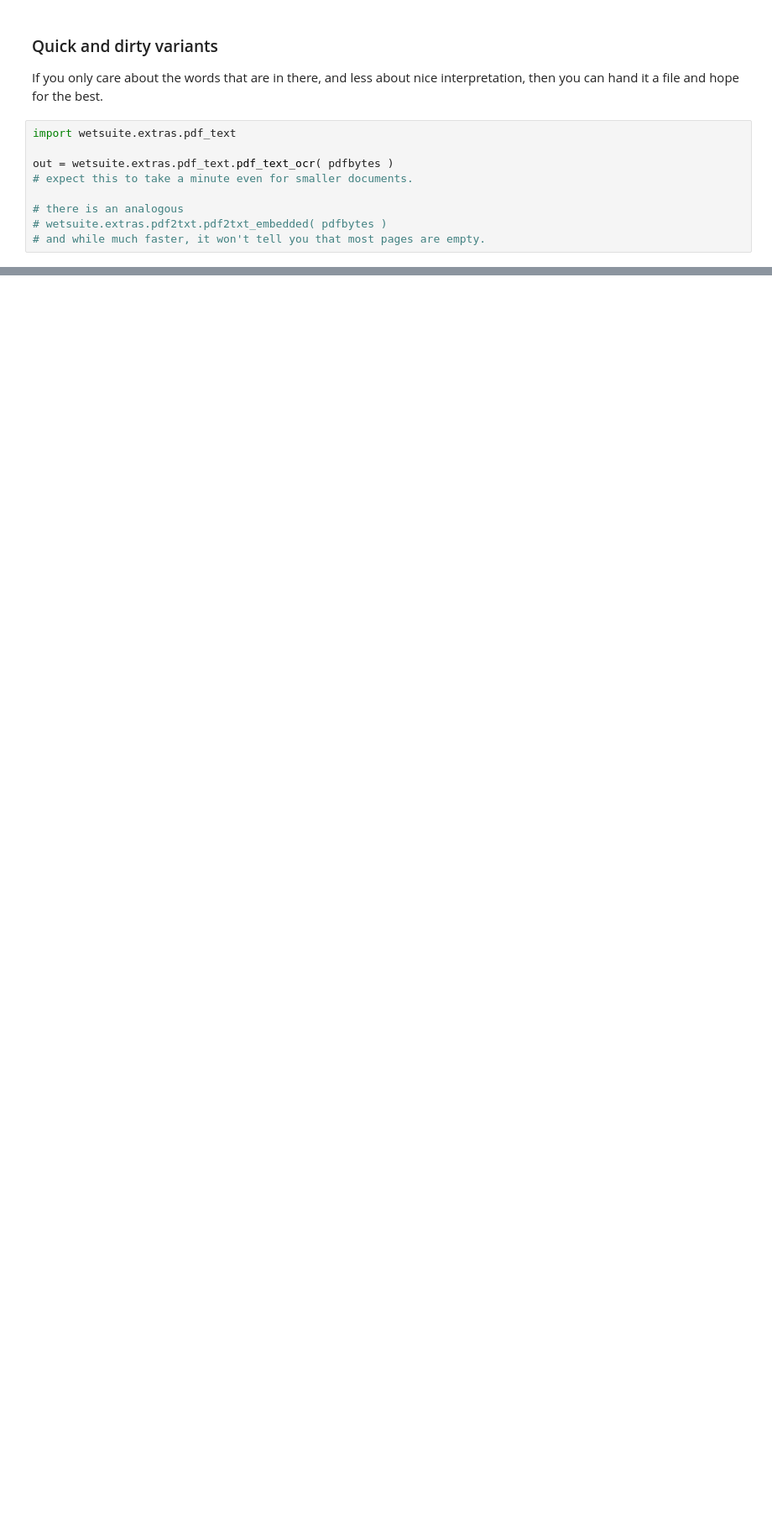
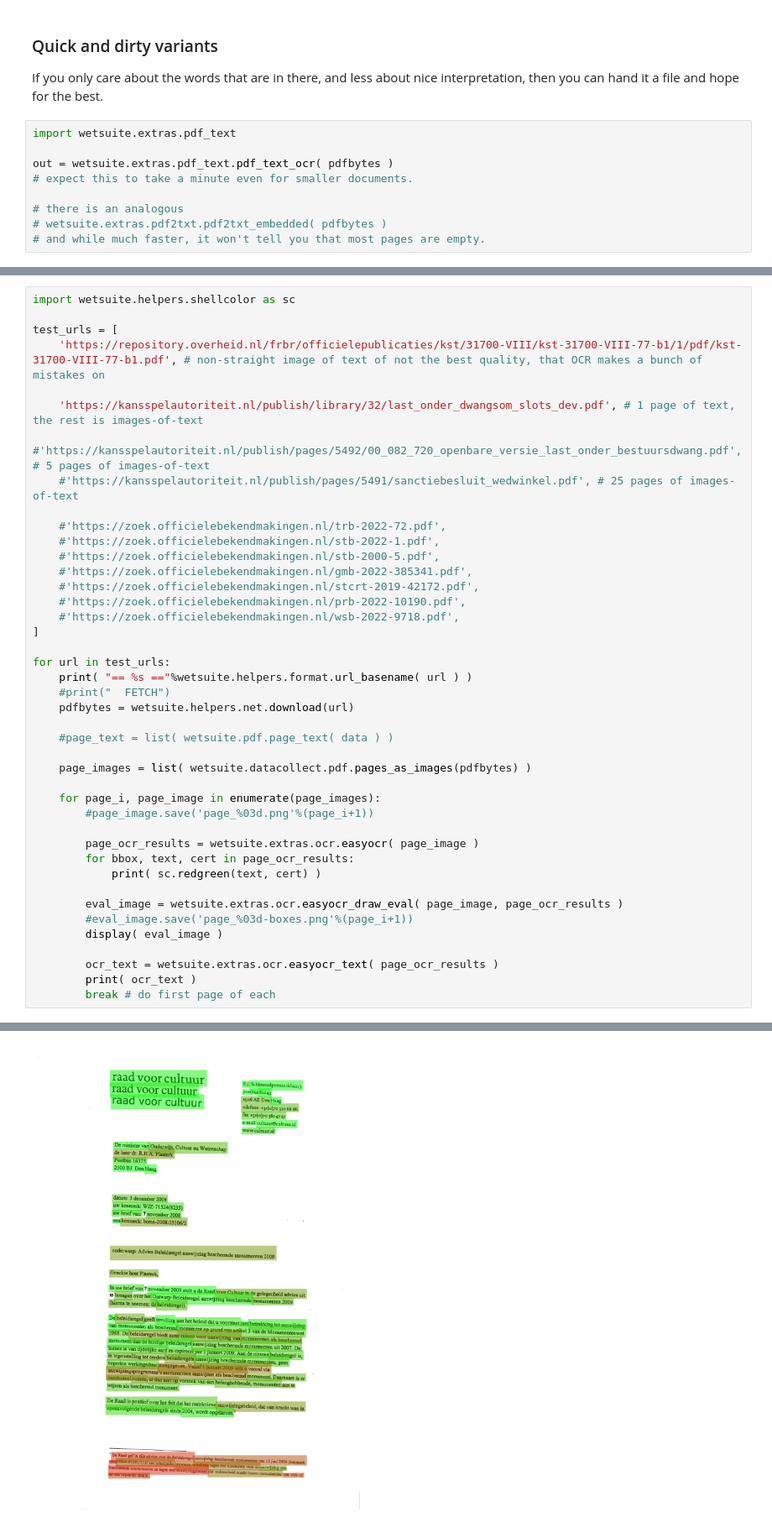
Before and after one commit to knobs-dials/wetsuite-dev, a Jupyter notebook: notebooks/examples/datacollect_ocr.ipynb, the cells around one changed output, grey strips where cells are left out. Shown at 84% size. Saved outputs shown, nothing was run; the diff lists cells and outputs as text; blank space fills up the shorter version.

```diff
--- a/notebooks/examples/datacollect_ocr.ipynb
+++ b/notebooks/examples/datacollect_ocr.ipynb
@@ -155,0 +159,43 @@ out = wetsuite.extras.pdf_text.pdf_text_ocr( pdfbytes )
+# %%
+import wetsuite.helpers.shellcolor as sc
+
+test_urls = [
+    'https://repository.overheid.nl/frbr/officielepublicaties/kst/31700-VIII/kst-31700-VIII-77-b1/1/pdf/kst-31700-VIII-77-b1.pdf', # non-straight image of text of not the best quality, that OCR makes a bunch of mistakes on
+
+    'https://kansspelautoriteit.nl/publish/library/32/last_onder_dwangsom_slots_dev.pdf', # 1 page of text, the rest is images-of-text
+    #'https://kansspelautoriteit.nl/publish/pages/5492/00_082_720_openbare_versie_last_onder_bestuursdwang.pdf', # 5 pages of images-of-text
+    #'https://kansspelautoriteit.nl/publish/pages/5491/sanctiebesluit_wedwinkel.pdf', # 25 pages of images-of-text
+
+    #'https://zoek.officielebekendmakingen.nl/trb-2022-72.pdf',
+    #'https://zoek.officielebekendmakingen.nl/stb-2022-1.pdf',
+    #'https://zoek.officielebekendmakingen.nl/stb-2000-5.pdf',
+    #'https://zoek.officielebekendmakingen.nl/gmb-2022-385341.pdf',
+    #'https://zoek.officielebekendmakingen.nl/stcrt-2019-42172.pdf',
+    #'https://zoek.officielebekendmakingen.nl/prb-2022-10190.pdf',
+    #'https://zoek.officielebekendmakingen.nl/wsb-2022-9718.pdf',
+]
+
+for url in test_urls:
+    print( "== %s =="%wetsuite.helpers.format.url_basename( url ) )
+    #print("  FETCH")
+    pdfbytes = wetsuite.helpers.net.download(url)
+
+    #page_text = list( wetsuite.pdf.page_text( data ) )
+
+    page_images = list( wetsuite.datacollect.pdf.pages_as_images(pdfbytes) )
+
+    for page_i, page_image in enumerate(page_images):
+        #page_image.save('page_%03d.png'%(page_i+1))
+
+        page_ocr_results = wetsuite.extras.ocr.easyocr( page_image )
+        for bbox, text, cert in page_ocr_results:
+            print( sc.redgreen(text, cert) )
+
+        eval_image = wetsuite.extras.ocr.easyocr_draw_eval( page_image, page_ocr_results )
+        #eval_image.save('page_%03d-boxes.png'%(page_i+1))
+        display( eval_image )
+
+        ocr_text = wetsuite.extras.ocr.easyocr_text( page_ocr_results )
+        print( ocr_text )
+        break # do first page of each
+# %% [output]
@@ -155,0 +219 @@ out = wetsuite.extras.pdf_text.pdf_text_ocr( pdfbytes )
+[figure, added]
```
Also changed, not shown: parts of 3 cells of this notebook.
